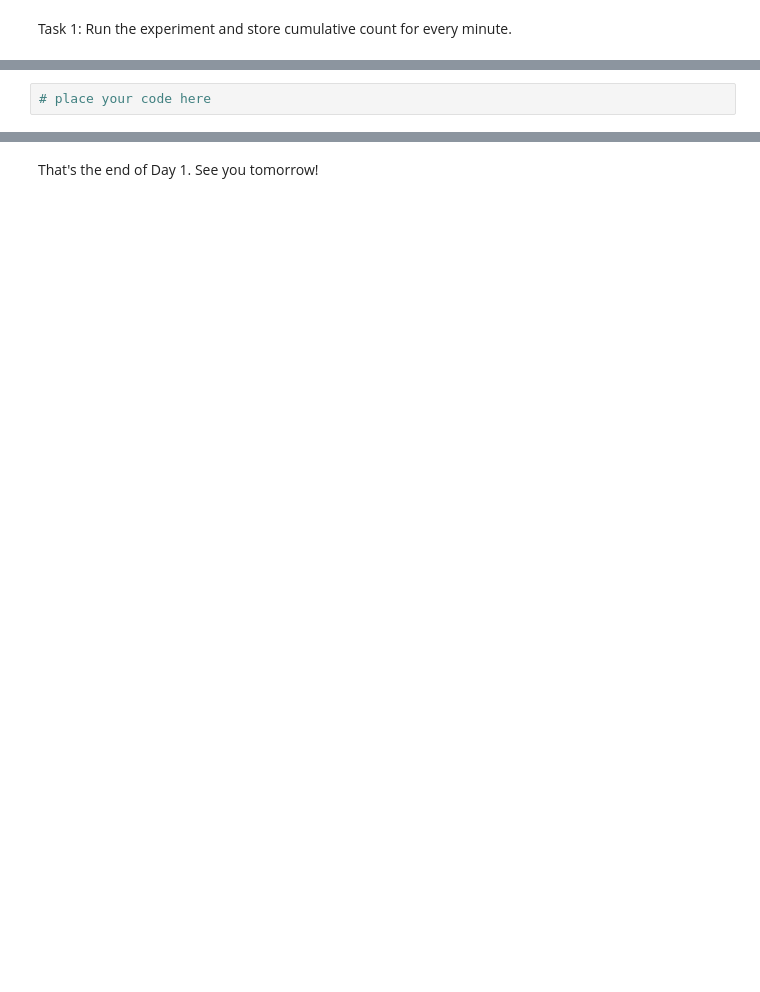
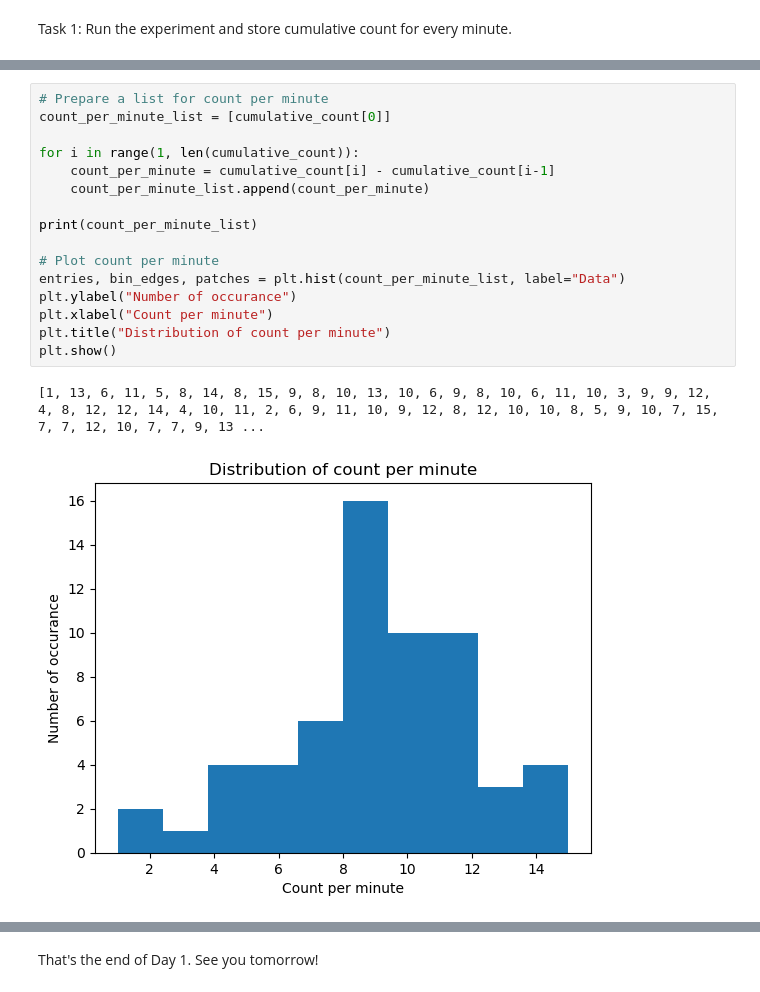
Before and after one commit to Lim1029/Python-Code-Camp, a Jupyter notebook: Day 1 Complete.ipynb, the cells around one changed output, grey strips where cells are left out. Drawn from its saved outputs; the diff is of its cells as text; blank space fills up the shorter version.

```diff
--- a/Day 1 Complete.ipynb
+++ b/Day 1 Complete.ipynb
@@ -451,2 +480,19 @@ Follow up project: Vincent Tee said since neutrino is random process, for the qu
-# %%
-# place your code here
+# %%
+# Prepare a list for count per minute
+count_per_minute_list = [cumulative_count[0]]
+
+for i in range(1, len(cumulative_count)):
+    count_per_minute = cumulative_count[i] - cumulative_count[i-1]
+    count_per_minute_list.append(count_per_minute)
+
+print(count_per_minute_list)
+
+# Plot count per minute
+entries, bin_edges, patches = plt.hist(count_per_minute_list, label="Data")
+plt.ylabel("Number of occurance")
+plt.xlabel("Count per minute")
+plt.title("Distribution of count per minute")
+plt.show()
+# %% [output]
+[1, 13, 6, 11, 5, 8, 14, 8, 15, 9, 8, 10, 13, 10, 6, 9, 8, 10, 6, 11, 10, 3, 9, 9, 12, 4, 8, 12, 12, 14, 4, 10, 11, 2, 6, 9, 11, 10, 9, 12, 8, 12, 10, 10, 8, 5, 9, 10, 7, 15, 7, 7, 12, 10, 7, 7, 9, 13 ...
+[figure, added]
```
Also changed, not shown: parts of 16 cells of this notebook, 1 other file.
